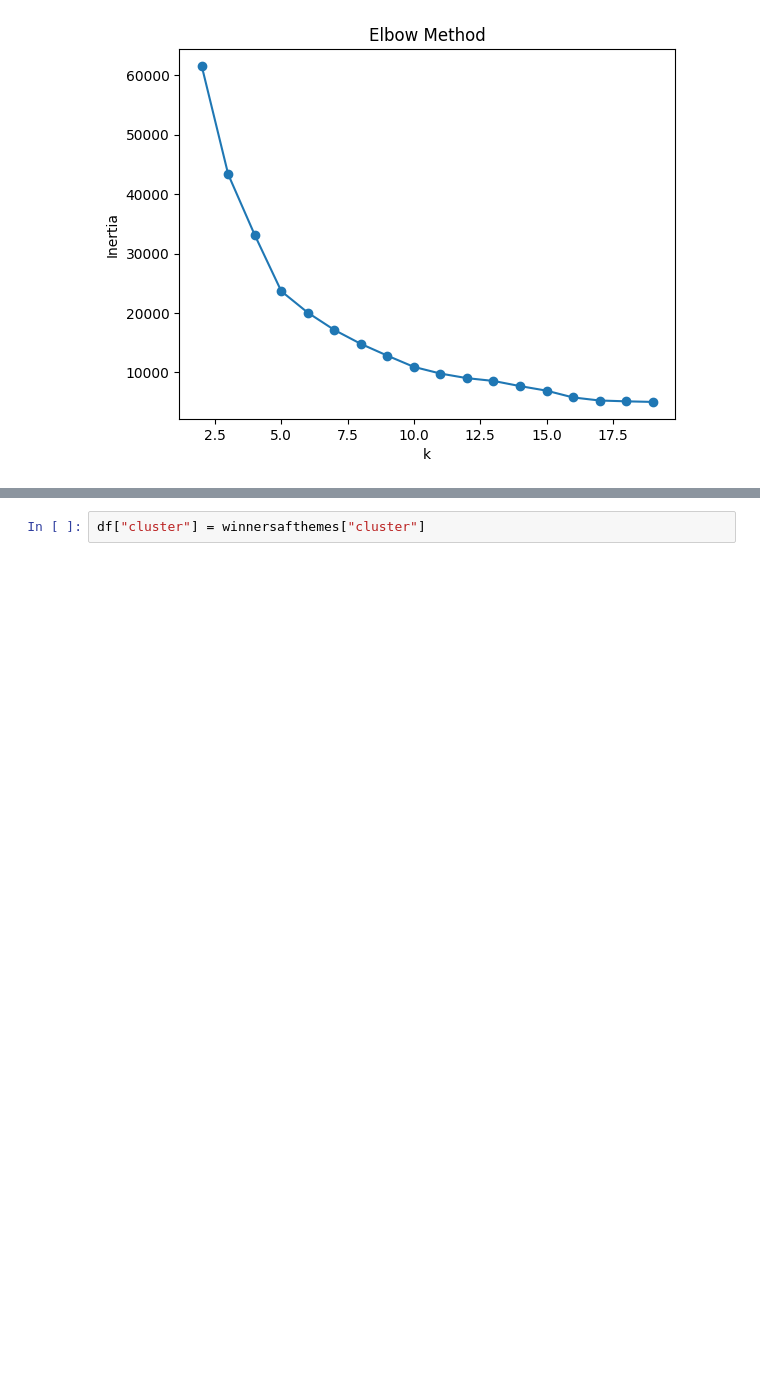
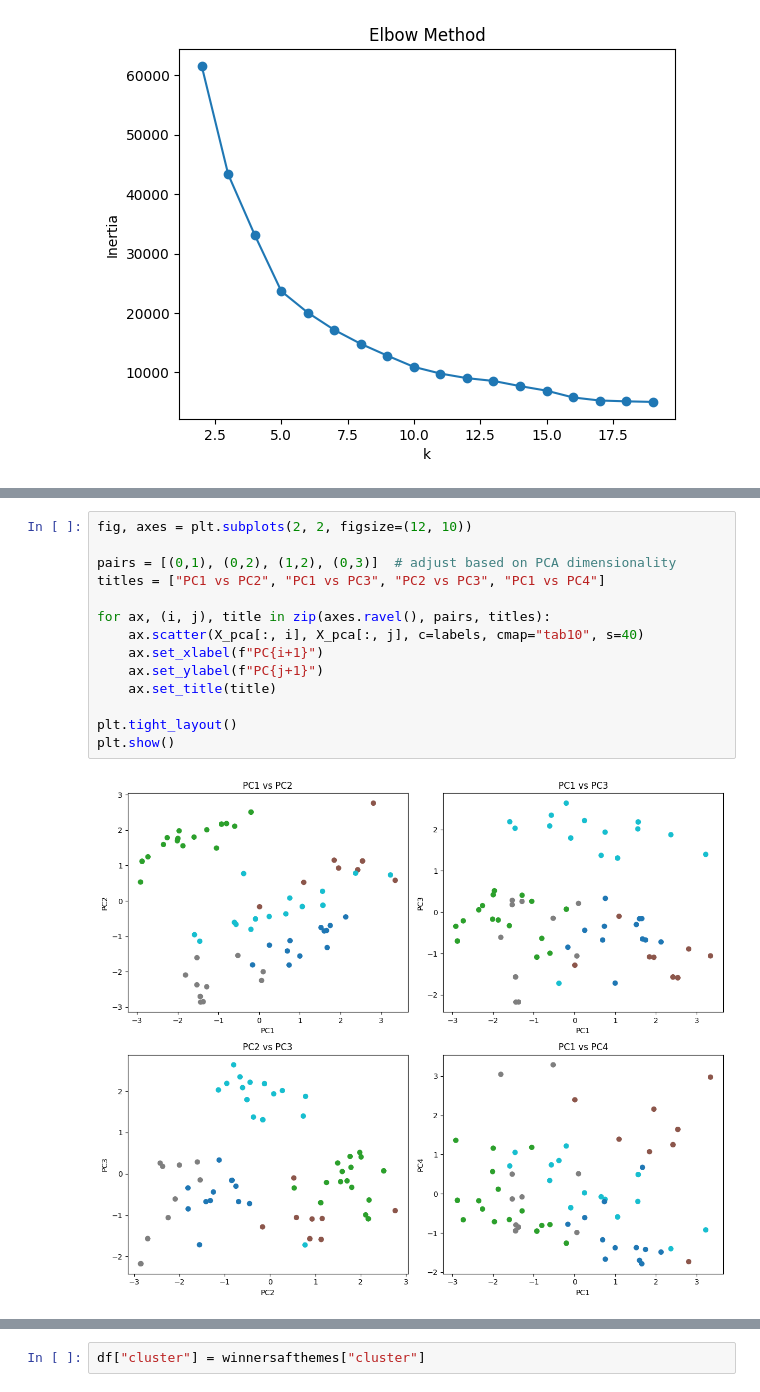
Before and after one commit to figgarnold/Eurovision, a Jupyter notebook: Analysis.ipynb, the cells around one changed output, grey strips where cells are left out. Cells and saved outputs as stored; diff of their text form; blank space fills up the shorter version.

```diff
--- a/Analysis.ipynb
+++ b/Analysis.ipynb
@@ -272,3 +274,19 @@ plt.show()
+# %%
+fig, axes = plt.subplots(2, 2, figsize=(12, 10))
+
+pairs = [(0,1), (0,2), (1,2), (0,3)]  # adjust based on PCA dimensionality
+titles = ["PC1 vs PC2", "PC1 vs PC3", "PC2 vs PC3", "PC1 vs PC4"]
+
+for ax, (i, j), title in zip(axes.ravel(), pairs, titles):
+    ax.scatter(X_pca[:, i], X_pca[:, j], c=labels, cmap="tab10", s=40)
+    ax.set_xlabel(f"PC{i+1}")
+    ax.set_ylabel(f"PC{j+1}")
+    ax.set_title(title)
+
+plt.tight_layout()
+plt.show()
+# %% [output]
+[figure, added]
 # %%
 winnersafthemes.groupby("cluster").mean()
 # %% [output]
```
Also changed, not shown: parts of 16 cells of this notebook, 1 other file.
